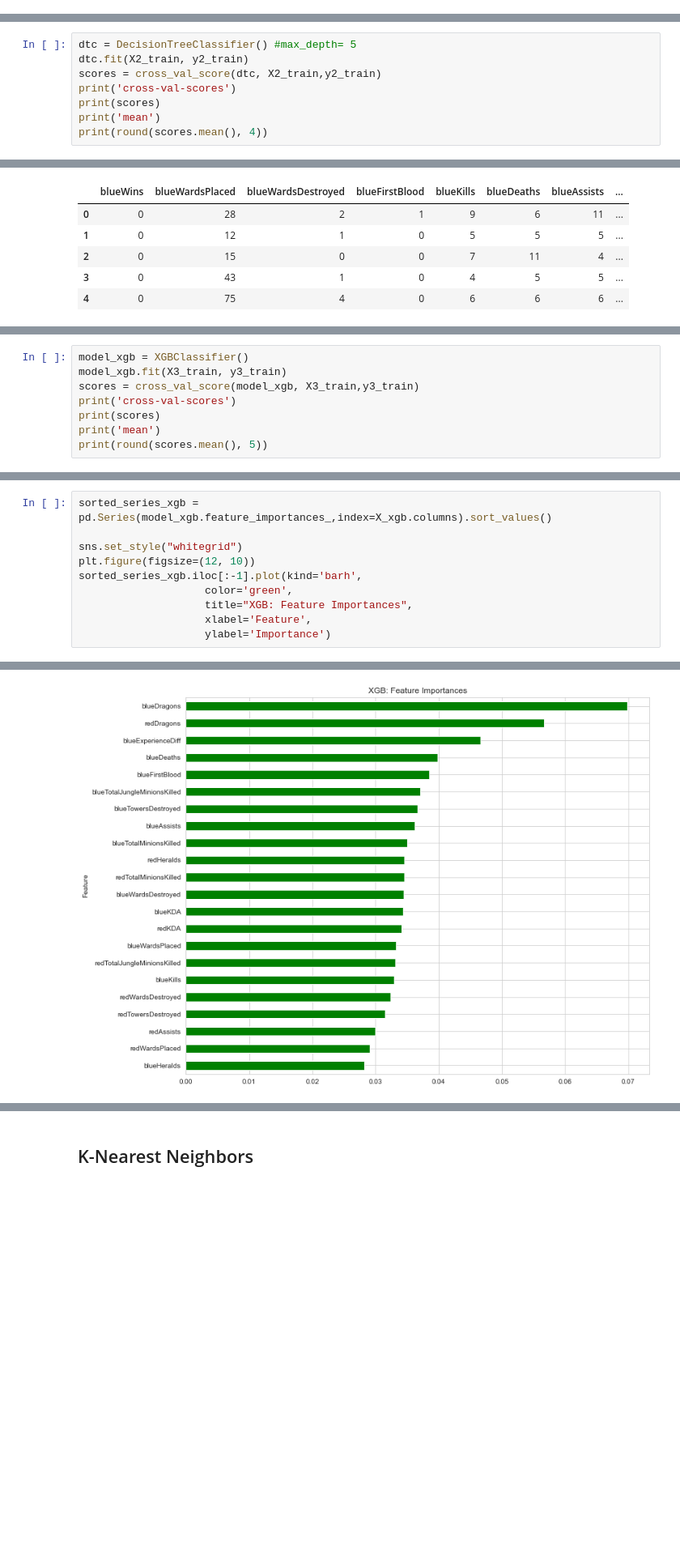
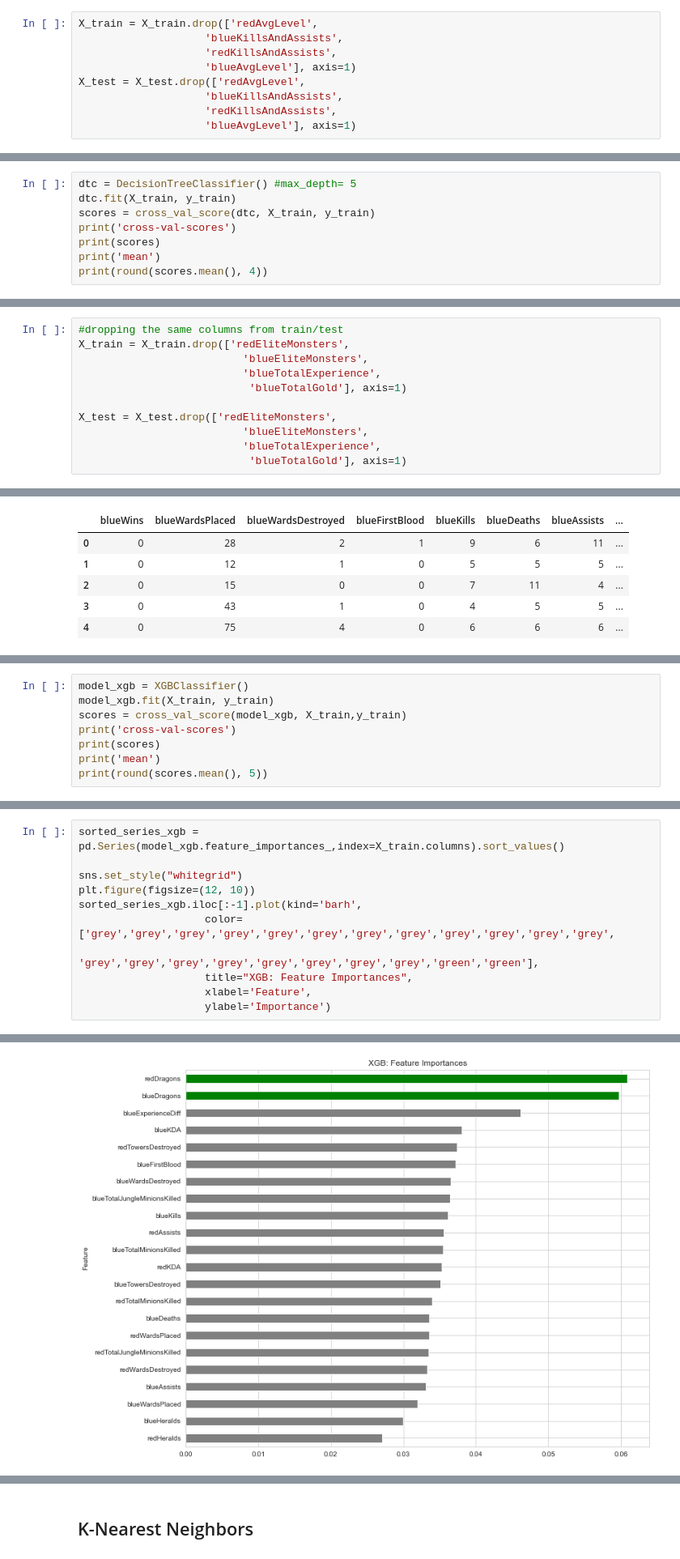
Before and after one commit to ewehmueller/lol-classification, a Jupyter notebook: league-analysis.ipynb, the cells around one changed output, grey strips where cells are left out. Shown at 81% size. Cells and saved outputs as stored; diff of their text form; blank space fills up the shorter version.

```diff
--- a/league-analysis.ipynb
+++ b/league-analysis.ipynb
@@ -276,6 +287,15 @@ model_df = model_df.drop(['redAvgLevel',
                     'blueKillsAndAssists',
                     'redKillsAndAssists',
                     'blueAvgLevel'], axis=1)
+# %%
+X_train = X_train.drop(['redAvgLevel',
+                    'blueKillsAndAssists',
+                    'redKillsAndAssists',
+                    'blueAvgLevel'], axis=1)
+X_test = X_test.drop(['redAvgLevel',
+                    'blueKillsAndAssists',
+                    'redKillsAndAssists',
+                    'blueAvgLevel'], axis=1)
 # %%
 corr = model_df.corr()
 plt.figure(figsize=(15,10))
@@ -299,7 +308,7 @@ X2_train.shape, X2_test.shape, y2_train.shape, y2_test.shape
 # %%
 dtc = DecisionTreeClassifier() #max_depth= 5
-dtc.fit(X2_train, y2_train)
-scores = cross_val_score(dtc, X2_train,y2_train)
+dtc.fit(X_train, y_train)
+scores = cross_val_score(dtc, X_train, y_train)
 print('cross-val-scores')
 print(scores)
 print('mean')
@@ -391,6 +427,17 @@ model_df = model_df.drop(['redEliteMonsters',
                           'blueEliteMonsters',
                           'blueTotalExperience',
                            'blueTotalGold'], axis=1)
+# %%
+#dropping the same columns from train/test
+X_train = X_train.drop(['redEliteMonsters',
+                          'blueEliteMonsters',
+                          'blueTotalExperience',
+                           'blueTotalGold'], axis=1)
+
+X_test = X_test.drop(['redEliteMonsters',
+                          'blueEliteMonsters',
+                          'blueTotalExperience',
+                           'blueTotalGold'], axis=1)
 # %%
 corr = model_df.corr()
 plt.figure(figsize=(15,10))
@@ -427,7 +463,7 @@ X3_train.shape, X3_test.shape, y3_train.shape, y3_test.shape
 # %%
 model_xgb = XGBClassifier()
-model_xgb.fit(X3_train, y3_train)
-scores = cross_val_score(model_xgb, X3_train,y3_train)
+model_xgb.fit(X_train, y_train)
+scores = cross_val_score(model_xgb, X_train,y_train)
 print('cross-val-scores')
 print(scores)
 print('mean')
@@ -465,16 +516,17 @@ ax.set(
 # %%
-sorted_series_xgb = pd.Series(model_xgb.feature_importances_,index=X_xgb.columns).sort_values()
+sorted_series_xgb = pd.Series(model_xgb.feature_importances_,index=X_train.columns).sort_values()
 
 sns.set_style("whitegrid")
 plt.figure(figsize=(12, 10))
 sorted_series_xgb.iloc[:-1].plot(kind='barh',
-                    color='green',
+                    color=['grey','grey','grey','grey','grey','grey','grey','grey','grey','grey','grey','grey',
+                           'grey','grey','grey','grey','grey','grey','grey','grey','green','green'],
                     title="XGB: Feature Importances",
                     xlabel='Feature',
                     ylabel='Importance')
 # %% [output]
 <AxesSubplot:title={'center':'XGB: Feature Importances'}, ylabel='Feature'>
-[figure, old version]
+[figure, new version]
 # %% [markdown]
 We have mostly similar results from our XGB classification as well. With a 70.5% accuracy we are able to predict the outcome of a game based on these 23 (mostly) independent features.
 
```
Also changed, not shown: parts of 22 cells of this notebook.
